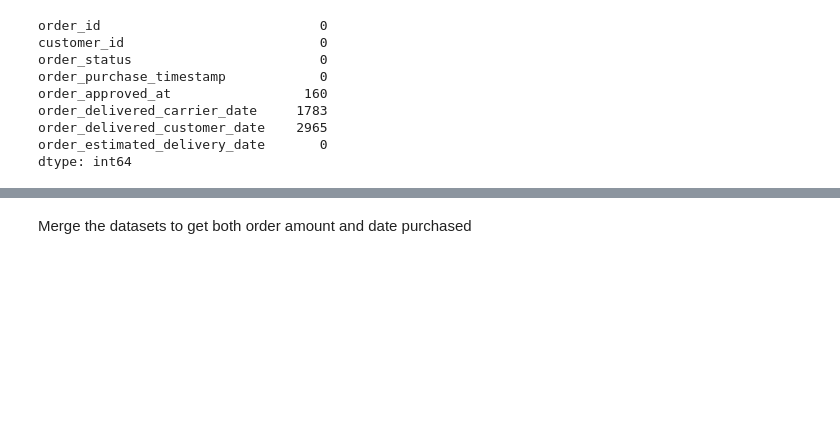
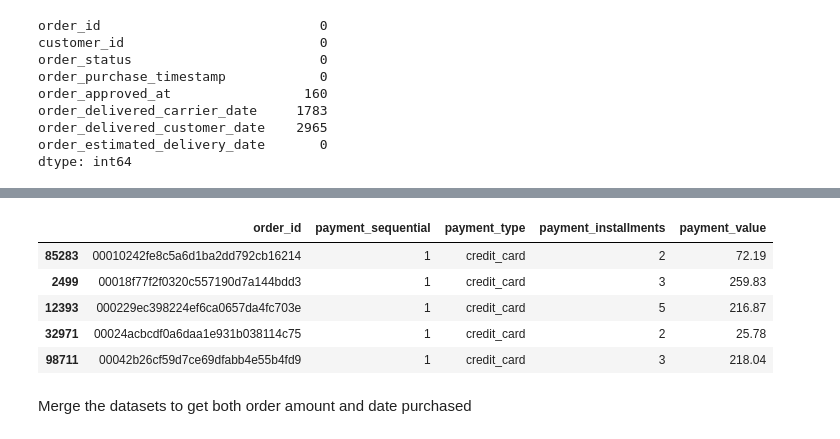
Before and after one commit to chusk2/git_, a Jupyter notebook: olist.ipynb, the cells around one changed output, grey strips where cells are left out. Saved outputs shown, nothing was run; the diff lists cells and outputs as text; code cells hidden in the pictures; blank space fills up the shorter version.

```diff
--- a/olist.ipynb
+++ b/olist.ipynb
@@ -125,3 +126,12 @@ df_orders.sample(5)
+# %%
+df_payments.sort_values('order_id').head(5)
+# %% [output]
+|  | order_id | payment_sequential | payment_type | payment_installments | payment_value |
+| 85283 | 00010242fe8c5a6d1ba2dd792cb16214 | 1 | credit_card | 2 | 72.19 |
+| 2499 | 00018f77f2f0320c557190d7a144bdd3 | 1 | credit_card | 3 | 259.83 |
+| 12393 | 000229ec398224ef6ca0657da4fc703e | 1 | credit_card | 5 | 216.87 |
+| 32971 | 00024acbcdf0a6daa1e931b038114c75 | 1 | credit_card | 2 | 25.78 |
+| 98711 | 00042b26cf59d7ce69dfabb4e55b4fd9 | 1 | credit_card | 3 | 218.04 |
 # %% [markdown]
 Merge the datasets to get both order amount and date purchased
 # %%
```
Also changed, not shown: parts of 13 cells of this notebook.
